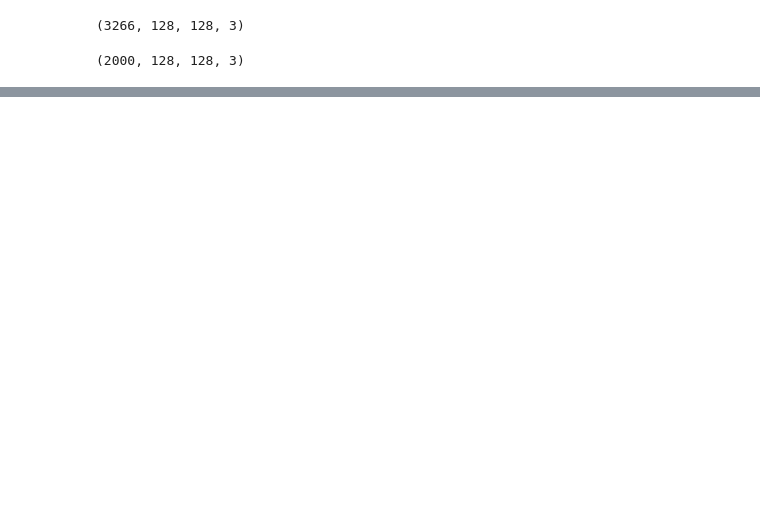
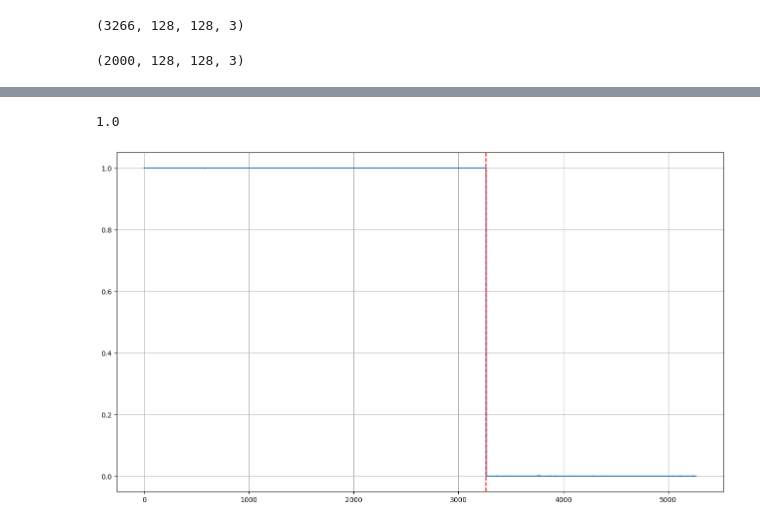
Before and after one commit to Jude-Morgan/Dissertation, a Jupyter notebook: Brain_Tumour_Classifier.ipynb, the cells around one changed output, grey strips where cells are left out. Drawn from its saved outputs; the diff is of its cells as text; code cells hidden in the pictures; blank space fills up the shorter version.

```diff
--- a/Brain_Tumour_Classifier.ipynb
+++ b/Brain_Tumour_Classifier.ipynb
@@ -198,0 +238,7 @@ with torch.no_grad():
+# %%
+eta = 0.0001
+EPOCH = 400
+optimizer = torch.optim.Adam(model.parameters(), lr=eta)
+dataset = MRIDataset(data_path, transform=transform)
+dataloader = DataLoader(dataset, batch_size=32, shuffle=True)
+model.train()
@@ -198,0 +265,16 @@ with torch.no_grad():
+# %%
+for epoch in range(1, EPOCH):
+    losses = []
+    for data, label in dataloader:
+        optimizer.zero_grad()
+        data = data.to(device)
+        label = label.float().to(device)  #Convert label to float
+        y_hat = model(data)
+        #Define loss function
+        error = nn.BCELoss()
+        loss = torch.sum(error(y_hat.squeeze(), label))
+        loss.backward()
+        optimizer.step()
+        losses.append(loss.item())
+    if (epoch+1) % 10 == 0:
+        print('Train Epoch: {}\tLoss: {:.6f}'.format(epoch+1, np.mean(losses)))
@@ -198,0 +299,28 @@ with torch.no_grad():
+# %%
+model.eval()
+dataloader = DataLoader(dataset, batch_size=32, shuffle=False)
+outputs=[]
+y_true = []
+with torch.no_grad():
+    for data, label in dataloader:
+        image = data.to(device)
+        label = label.to(device)
+
+        y_hat = model(image)
+
+        outputs.append(y_hat.cpu().detach().numpy())
+        y_true.append(label.cpu().detach().numpy())
+
+outputs = np.concatenate(outputs, axis=0)
+y_true = np.concatenate(y_true, axis=0)
+# %%
+accuracy_score(y_true, threshold(outputs))
+# %% [output]
+1.0
+# %%
+plt.figure(figsize=(16,9))
+plt.plot(outputs)
+plt.axvline(x=len(tumor), color='r', linestyle='--')
+plt.grid()
+# %% [output]
+[figure, added]
```
Also changed, not shown: parts of 20 cells of this notebook.
